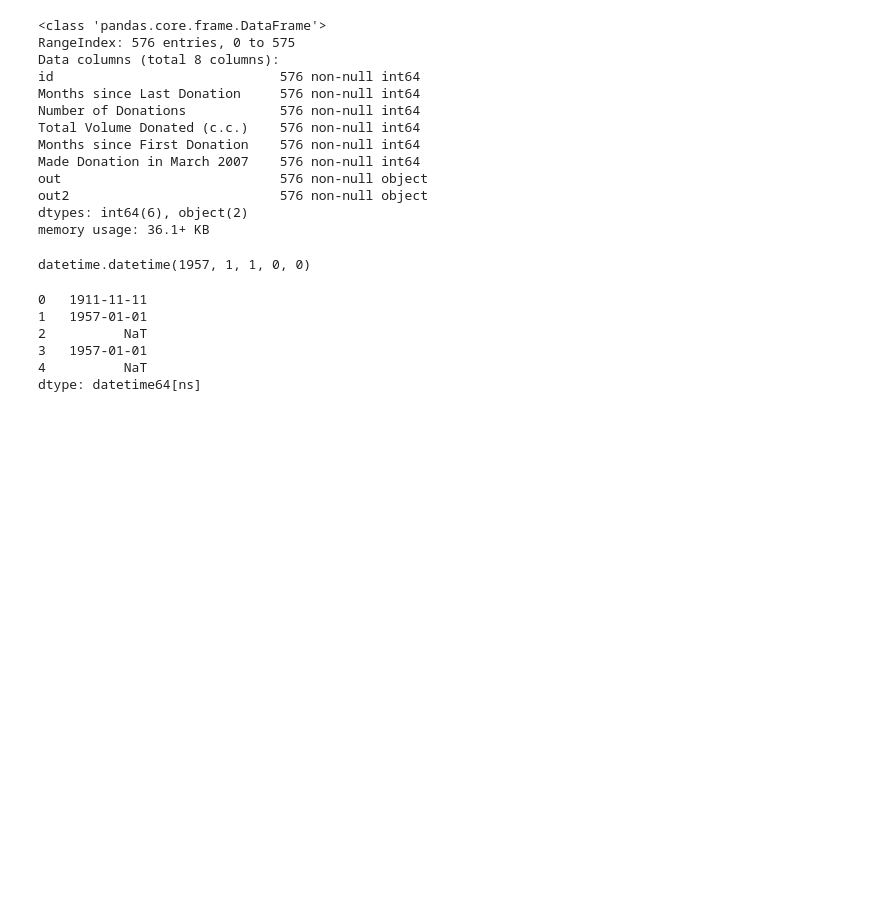
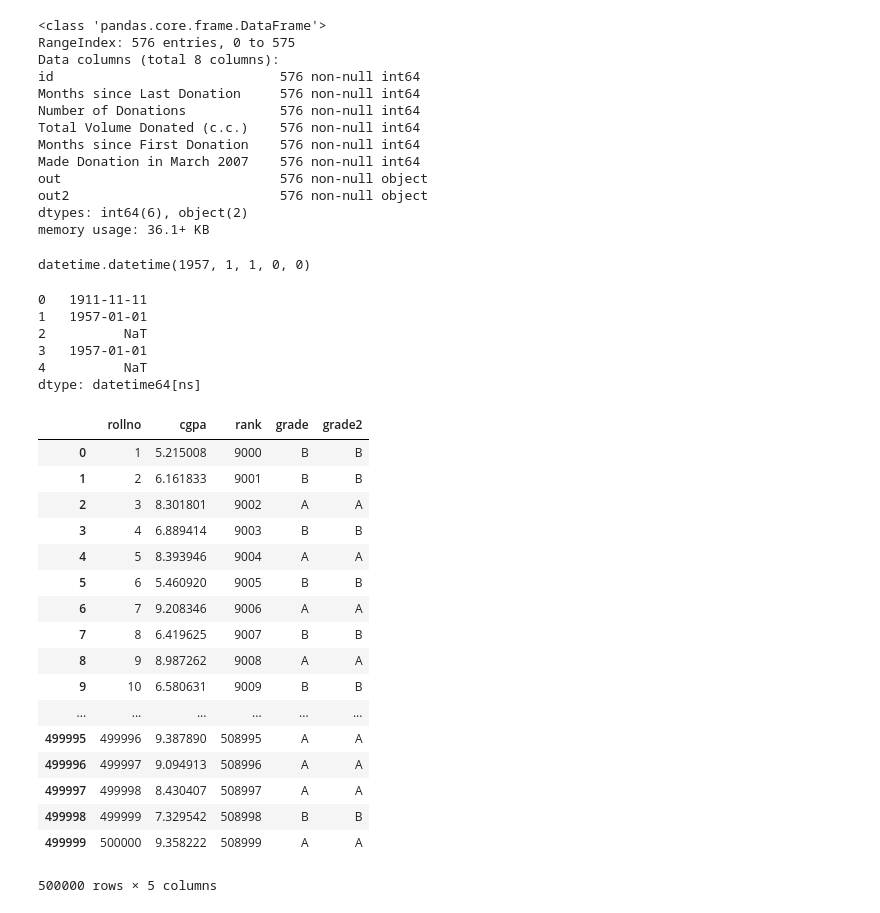
Before and after one commit to Ssamikarann/trash, a Jupyter notebook: Python_Practice 1.ipynb, the cells around one changed output. Saved outputs shown, nothing was run; the diff lists cells and outputs as text; code cells hidden in the pictures; blank space fills up the shorter version.

```diff
--- a/Python_Practice 1.ipynb
+++ b/Python_Practice 1.ipynb
@@ -147,3 +181,24 @@ DOB.apply(float_to_date)
 3   1957-01-01
 4          NaT
 dtype: datetime64[ns]
+# %%
+df
+# %% [output]
+|  | rollno | cgpa | rank | grade | grade2 |
+| 0 | 1 | 5.215008 | 9000 | B | B |
+| 1 | 2 | 6.161833 | 9001 | B | B |
+| 2 | 3 | 8.301801 | 9002 | A | A |
+| 3 | 4 | 6.889414 | 9003 | B | B |
+| 4 | 5 | 8.393946 | 9004 | A | A |
+| 5 | 6 | 5.460920 | 9005 | B | B |
+| 6 | 7 | 9.208346 | 9006 | A | A |
+| 7 | 8 | 6.419625 | 9007 | B | B |
+| 8 | 9 | 8.987262 | 9008 | A | A |
+| 9 | 10 | 6.580631 | 9009 | B | B |
+| ... | ... | ... | ... | ... | ... |
+| 499995 | 499996 | 9.387890 | 508995 | A | A |
+| 499996 | 499997 | 9.094913 | 508996 | A | A |
+| 499997 | 499998 | 8.430407 | 508997 | A | A |
+| 499998 | 499999 | 7.329542 | 508998 | B | B |
+| 499999 | 500000 | 9.358222 | 508999 | A | A |
+500000 rows × 5 columns
```
Also changed, not shown: parts of 32 cells of this notebook.
